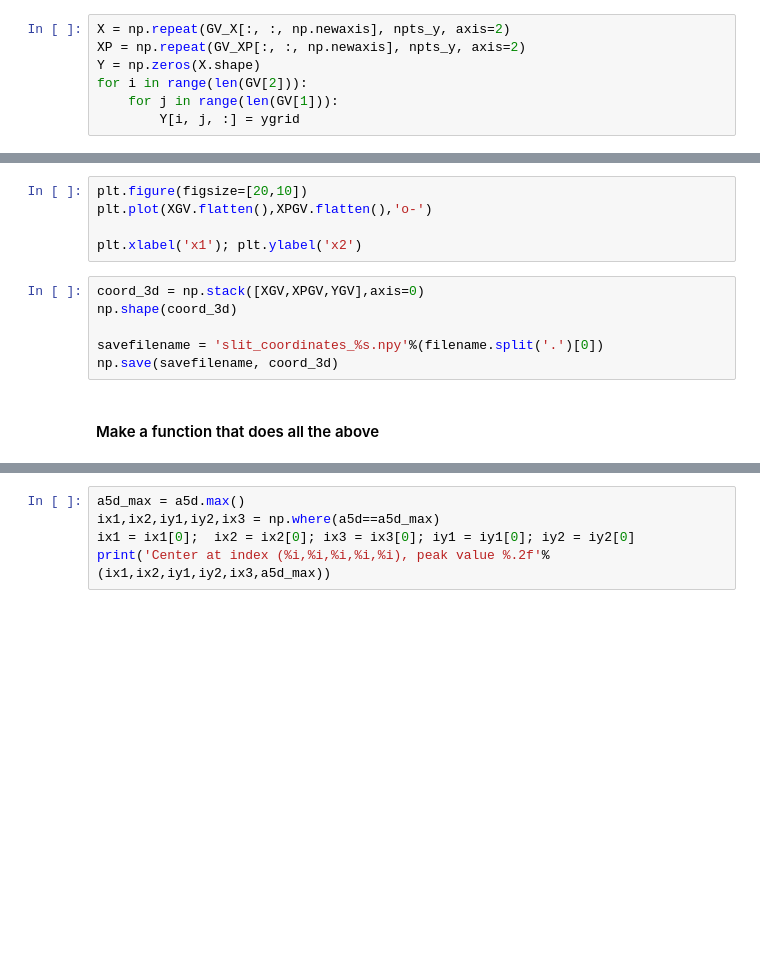
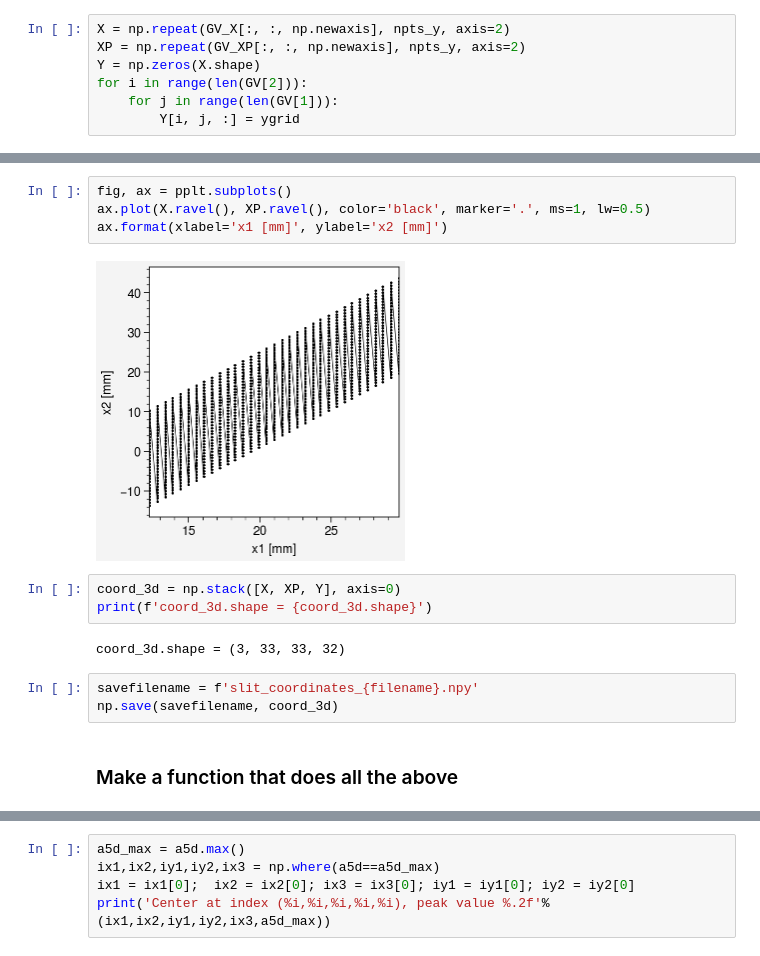
Before and after one commit to austin-hoover/analysis-sns-btf, a Jupyter notebook: scan-xxpy-image-ypdE/scan-xxpy-image-ypdE_step1.ipynb, the cells around one changed output, grey strips where cells are left out. Saved outputs shown, nothing was run; the diff lists cells and outputs as text; blank space fills up the shorter version.

```diff
--- a/scan-xxpy-image-ypdE/scan-xxpy-image-ypdE_step1.ipynb
+++ b/scan-xxpy-image-ypdE/scan-xxpy-image-ypdE_step1.ipynb
@@ -610,13 +604,16 @@ plt.xlim([0,10000])
-# %%
-plt.figure(figsize=[20,10])
-plt.plot(XGV.flatten(),XPGV.flatten(),'o-')
-
-plt.xlabel('x1'); plt.ylabel('x2')
+# %%
+fig, ax = pplt.subplots()
+ax.plot(X.ravel(), XP.ravel(), color='black', marker='.', ms=1, lw=0.5)
+ax.format(xlabel='x1 [mm]', ylabel='x2 [mm]')
+# %% [output]
+[figure, added]
 # %%
-coord_3d = np.stack([XGV,XPGV,YGV],axis=0)
-np.shape(coord_3d)
-
-savefilename = 'slit_coordinates_%s.npy'%(filename.split('.')[0])
-np.save(savefilename, coord_3d)
+coord_3d = np.stack([X, XP, Y], axis=0)
+print(f'coord_3d.shape = {coord_3d.shape}')
+# %% [output]
+coord_3d.shape = (3, 33, 33, 32)
+# %%
+savefilename = f'slit_coordinates_{filename}.npy'
+np.save(savefilename, coord_3d)
 # %% [markdown]
-#### Make a function that does all the above
+### Make a function that does all the above
```
Also changed, not shown: parts of 22 cells of this notebook.
